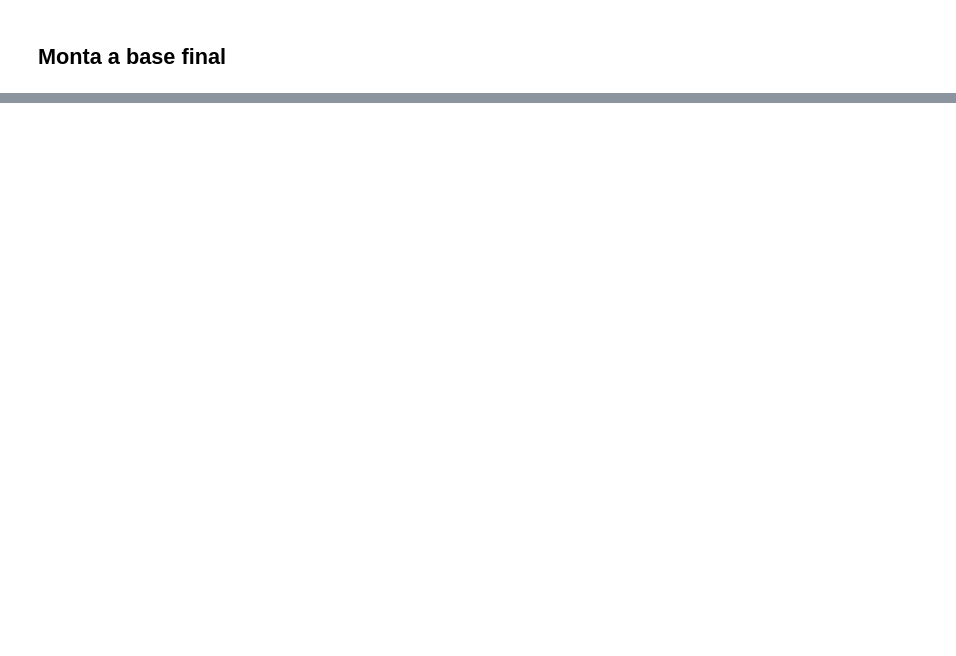
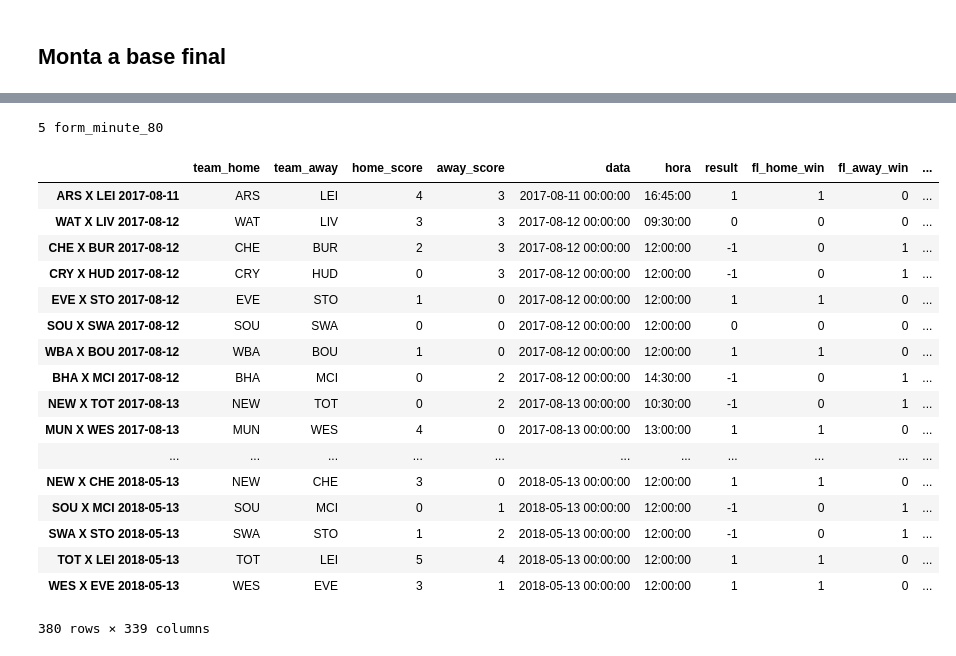
Before and after one commit to rafaelgasp/sofa_score, a Jupyter notebook: Prep Data.ipynb, the cells around one changed output, grey strips where cells are left out. Saved outputs shown, nothing was run; the diff lists cells and outputs as text; code cells hidden in the pictures; blank space fills up the shorter version.

```diff
--- a/Prep Data.ipynb
+++ b/Prep Data.ipynb
@@ -173,5 +182,6 @@ get_avg_last_games(last_games, "LIV", home_columns, away_columns,
 # %%
-base_final = gera_last_N_games(base, all_games = None, N = [5],
-                              to_drop=['fl_home_win', 'game', 'hora', 'result', 'data'])
+base_final = gera_last_N_games(base, all_games = base, N = [5],
+                              to_drop=['fl_home_win', 'game', 'hora', 'result', 'data', 'index',
+                                       'fl_away_win', 'fl_draw', 'fl_win_home'])
 # %% [output]
 [interactive output not drawn]
@@ -179,0 +191,8 @@ TypeError: unsupported operand type(s) for +: 'Timestamp' and 'float'
+# %%
+base_final_delta_cross = variaveis_delta(
+    base_final, to_predict=False,
+    keep_features=['team_home', 'team_away', 'home_score', 'away_score', 'data', 'hora', 'result',
+                  'fl_home_win', 'fl_away_win', 'fl_draw']
+)
+# %% [output]
+5 form_minute_80
@@ -179,0 +201,21 @@ TypeError: unsupported operand type(s) for +: 'Timestamp' and 'float'
+# %%
+base_final_delta_cross
+# %% [output]
+|  | team_home | team_away | home_score | away_score | data | hora | result | fl_home_win | fl_away_win | ... |
+| ARS X LEI 2017-08-11 | ARS | LEI | 4 | 3 | 2017-08-11 00:00:00 | 16:45:00 | 1 | 1 | 0 | ... |
+| WAT X LIV 2017-08-12 | WAT | LIV | 3 | 3 | 2017-08-12 00:00:00 | 09:30:00 | 0 | 0 | 0 | ... |
+| CHE X BUR 2017-08-12 | CHE | BUR | 2 | 3 | 2017-08-12 00:00:00 | 12:00:00 | -1 | 0 | 1 | ... |
+| CRY X HUD 2017-08-12 | CRY | HUD | 0 | 3 | 2017-08-12 00:00:00 | 12:00:00 | -1 | 0 | 1 | ... |
+| EVE X STO 2017-08-12 | EVE | STO | 1 | 0 | 2017-08-12 00:00:00 | 12:00:00 | 1 | 1 | 0 | ... |
+| SOU X SWA 2017-08-12 | SOU | SWA | 0 | 0 | 2017-08-12 00:00:00 | 12:00:00 | 0 | 0 | 0 | ... |
+| WBA X BOU 2017-08-12 | WBA | BOU | 1 | 0 | 2017-08-12 00:00:00 | 12:00:00 | 1 | 1 | 0 | ... |
+| BHA X MCI 2017-08-12 | BHA | MCI | 0 | 2 | 2017-08-12 00:00:00 | 14:30:00 | -1 | 0 | 1 | ... |
+| NEW X TOT 2017-08-13 | NEW | TOT | 0 | 2 | 2017-08-13 00:00:00 | 10:30:00 | -1 | 0 | 1 | ... |
+| MUN X WES 2017-08-13 | MUN | WES | 4 | 0 | 2017-08-13 00:00:00 | 13:00:00 | 1 | 1 | 0 | ... |
+| ... | ... | ... | ... | ... | ... | ... | ... | ... | ... | ... |
+| NEW X CHE 2018-05-13 | NEW | CHE | 3 | 0 | 2018-05-13 00:00:00 | 12:00:00 | 1 | 1 | 0 | ... |
+| SOU X MCI 2018-05-13 | SOU | MCI | 0 | 1 | 2018-05-13 00:00:00 | 12:00:00 | -1 | 0 | 1 | ... |
+| SWA X STO 2018-05-13 | SWA | STO | 1 | 2 | 2018-05-13 00:00:00 | 12:00:00 | -1 | 0 | 1 | ... |
+| TOT X LEI 2018-05-13 | TOT | LEI | 5 | 4 | 2018-05-13 00:00:00 | 12:00:00 | 1 | 1 | 0 | ... |
+| WES X EVE 2018-05-13 | WES | EVE | 3 | 1 | 2018-05-13 00:00:00 | 12:00:00 | 1 | 1 | 0 | ... |
+380 rows × 339 columns
```
Also changed, not shown: parts of 10 cells of this notebook, 5 other files.
